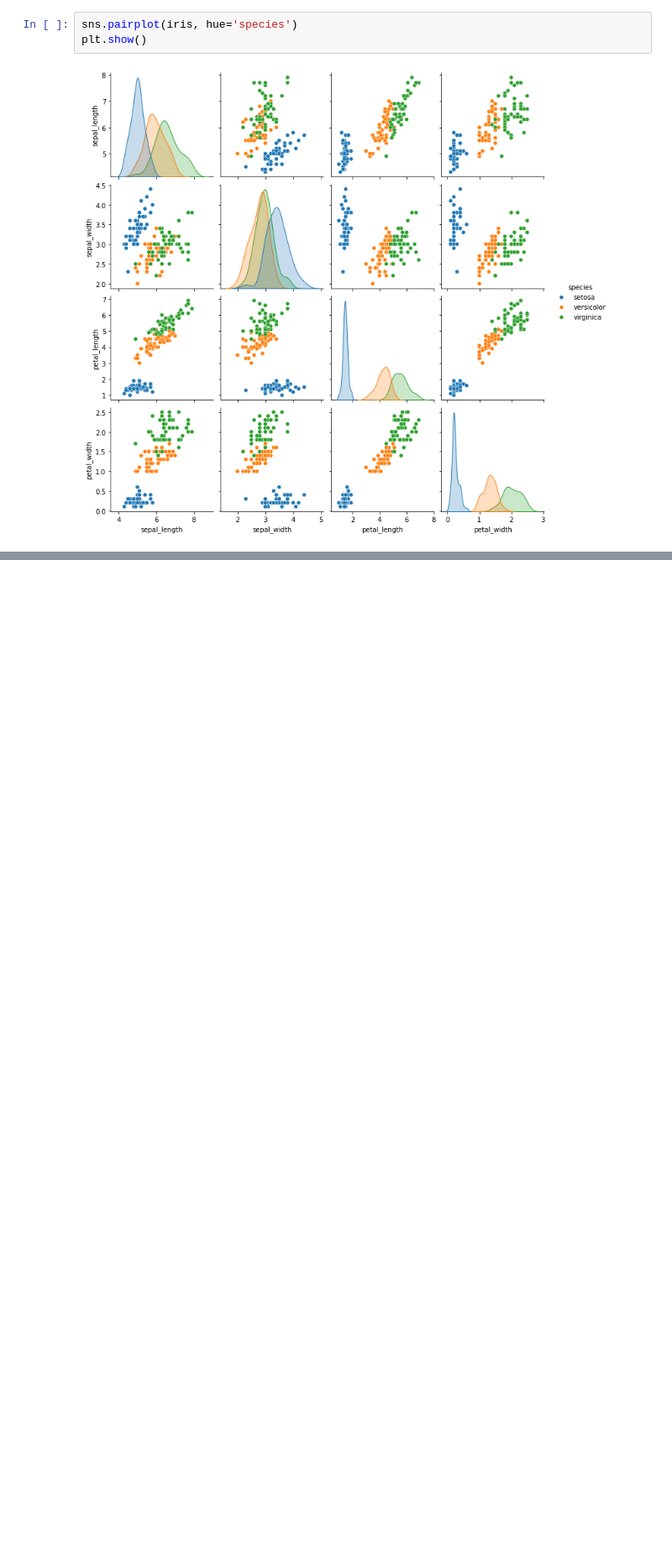
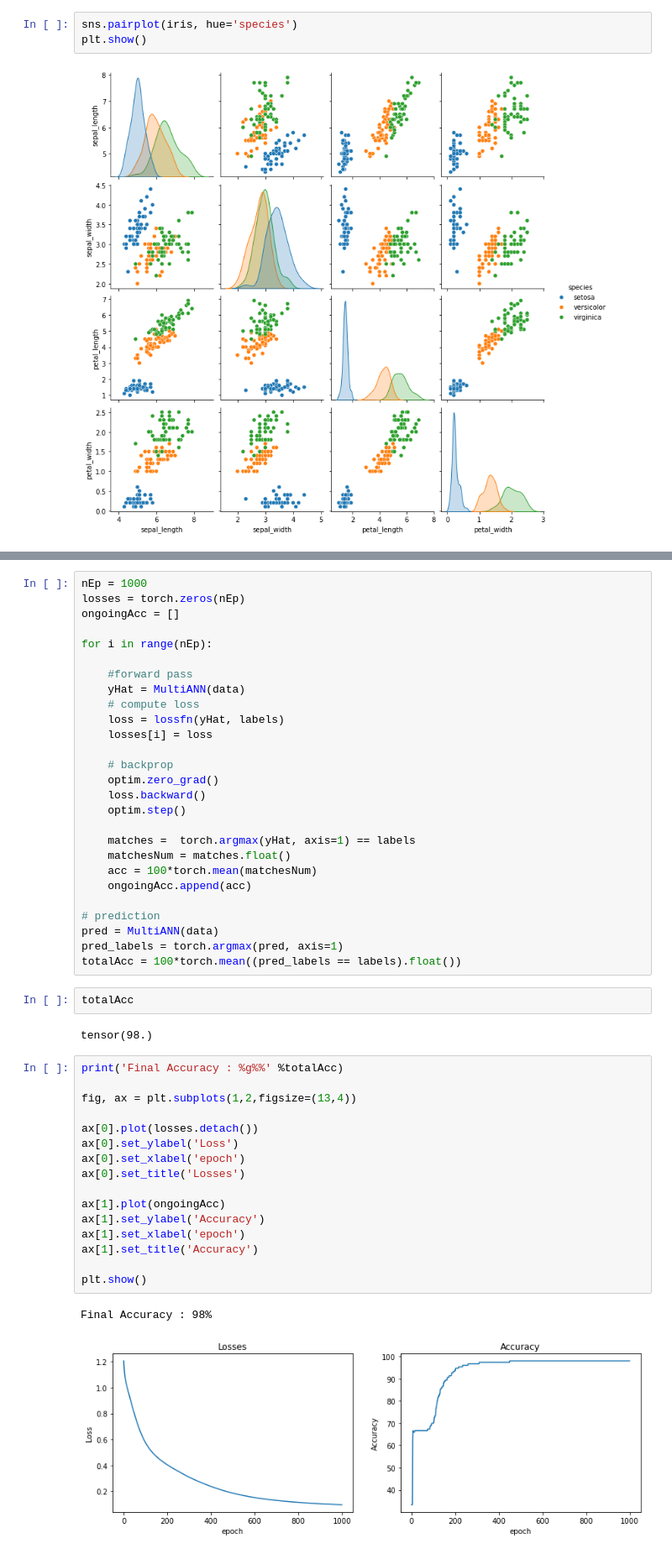
Before and after one commit to yashasvirp/Udemy_DL, a Jupyter notebook: src/Multilayer ANNs and Multi-output ANN.ipynb, the cells around one changed output, grey strips where cells are left out. Shown at 84% size. Cells and saved outputs as stored; diff of their text form; blank space fills up the shorter version.

Commit message:
Multi output ANN and Code challenges added

```diff
--- a/src/Multilayer ANNs and Multi-output ANN.ipynb
+++ b/src/Multilayer ANNs and Multi-output ANN.ipynb
@@ -177,0 +233,50 @@ plt.show()
+# %%
+nEp = 1000
+losses = torch.zeros(nEp)
+ongoingAcc = []
+
+for i in range(nEp):
+
+    #forward pass
+    yHat = MultiANN(data)
+    # compute loss
+    loss = lossfn(yHat, labels)
+    losses[i] = loss
+
+    # backprop
+    optim.zero_grad()
+    loss.backward()
+    optim.step()
+
+    matches =  torch.argmax(yHat, axis=1) == labels
+    matchesNum = matches.float()
+    acc = 100*torch.mean(matchesNum)
+    ongoingAcc.append(acc)
+
+# prediction
+pred = MultiANN(data)
+pred_labels = torch.argmax(pred, axis=1)
+totalAcc = 100*torch.mean((pred_labels == labels).float())
+# %%
+totalAcc
+# %% [output]
+tensor(98.)
+# %%
+print('Final Accuracy : %g%%' %totalAcc)
+
+fig, ax = plt.subplots(1,2,figsize=(13,4))
+
+ax[0].plot(losses.detach())
+ax[0].set_ylabel('Loss')
+ax[0].set_xlabel('epoch')
+ax[0].set_title('Losses')
+
+ax[1].plot(ongoingAcc)
+ax[1].set_ylabel('Accuracy')
+ax[1].set_xlabel('epoch')
+ax[1].set_title('Accuracy')
+
+plt.show()
+# %% [output]
+Final Accuracy : 98%
+[figure, added]
```
Also changed, not shown: parts of 44 cells of this notebook, 1 other file.
